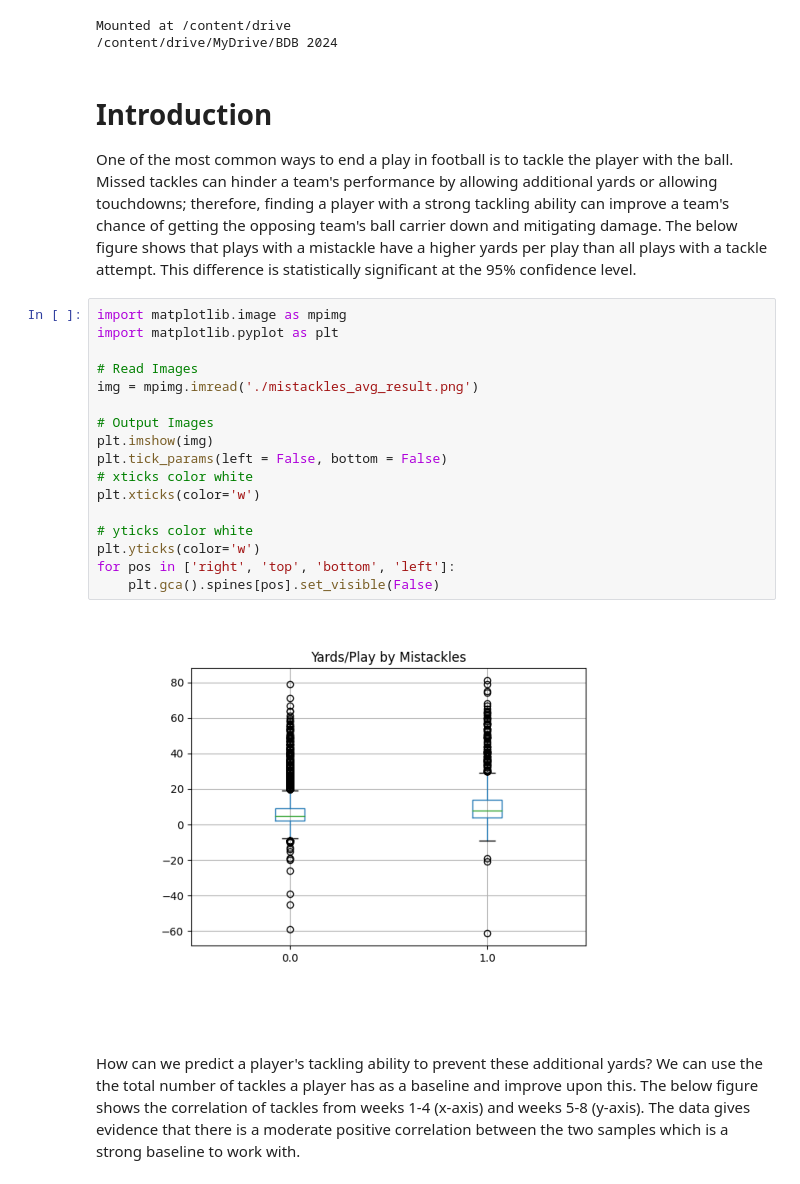
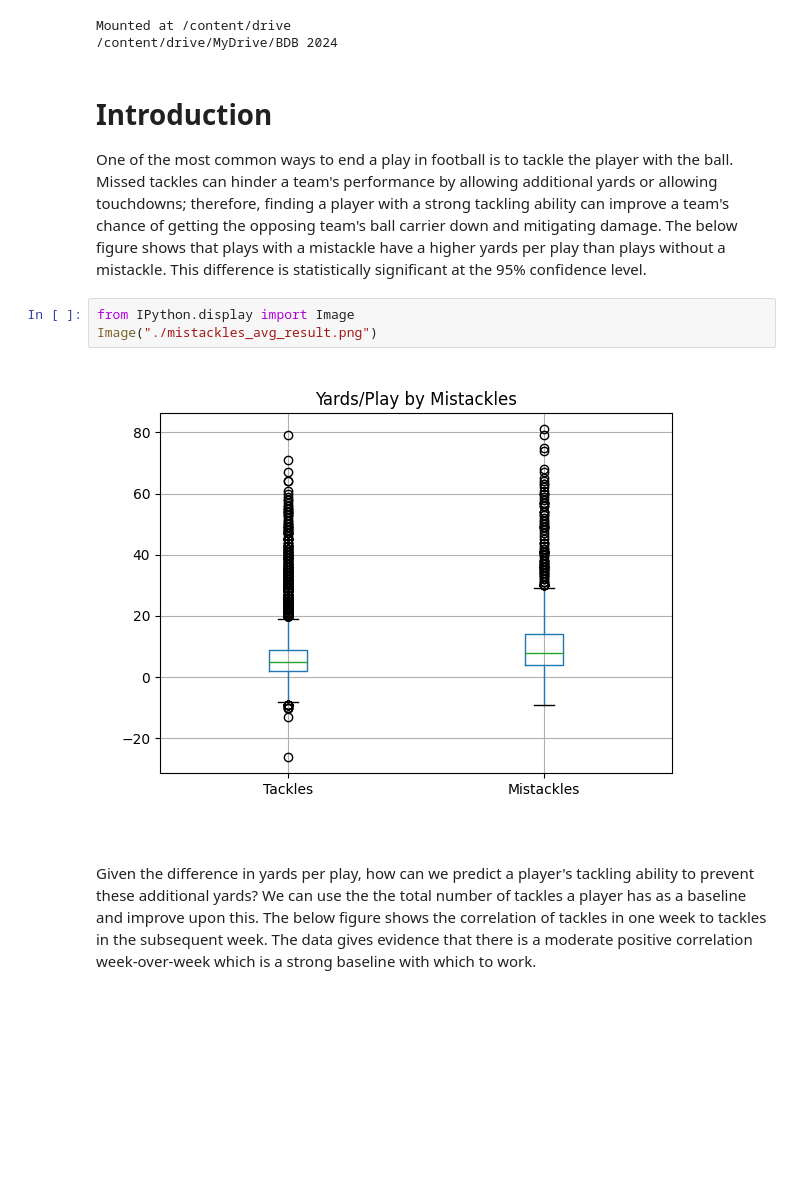
Before and after one commit to mattflaherty97/BDB2024, a Jupyter notebook: writeup.ipynb, the cells around one changed output. Saved outputs shown, nothing was run; the diff lists cells and outputs as text; blank space fills up the shorter version.

```diff
--- a/writeup.ipynb
+++ b/writeup.ipynb
@@ -12,25 +12,11 @@ Mounted at /content/drive
 # %% [markdown]
 # Introduction
 
-One of the most common ways to end a play in football is to tackle the player with the ball. Missed tackles can hinder a team's performance by allowing additional yards or allowing touchdowns; therefore, finding a player with a strong tackling ability can improve a team's chance of getting the opposing team's ball carrier down and mitigating damage. The below figure shows that plays with a mistackle have a higher yards per play than all plays with a tackle attempt. This difference is statistically significant at the 95% confidence level.
+One of the most common ways to end a play in football is to tackle the player with the ball. Missed tackles can hinder a team's performance by allowing additional yards or allowing touchdowns; therefore, finding a player with a strong tackling ability can improve a team's chance of getting the opposing team's ball carrier down and mitigating damage. The below figure shows that plays with a mistackle have a higher yards per play than plays without a mistackle. This difference is statistically significant at the 95% confidence level.
-# %%
-import matplotlib.image as mpimg
-import matplotlib.pyplot as plt
-
-# Read Images
-img = mpimg.imread('./mistackles_avg_result.png')
-
-# Output Images
-plt.imshow(img)
-plt.tick_params(left = False, bottom = False)
-# xticks color white
-plt.xticks(color='w')
-
-# yticks color white
-plt.yticks(color='w')
-for pos in ['right', 'top', 'bottom', 'left']:
-    plt.gca().spines[pos].set_visible(False)
-# %% [output]
-[figure, removed]
+# %%
+from IPython.display import Image
+Image("./mistackles_avg_result.png")
+# %% [output]
+[figure, added]
 # %% [markdown]
-How can we predict a player's tackling ability to prevent these additional yards? We can use the the total number of tackles a player has as a baseline and improve upon this. The below figure shows the correlation of tackles from weeks 1-4 (x-axis) and weeks 5-8 (y-axis). The data gives evidence that there is a moderate positive correlation between the two samples which is a strong baseline to work with.
+Given the difference in yards per play, how can we predict a player's tackling ability to prevent these additional yards? We can use the the total number of tackles a player has as a baseline and improve upon this. The below figure shows the correlation of tackles in one week to tackles in the subsequent week. The data gives evidence that there is a moderate positive correlation week-over-week which is a strong baseline with which to work.
```
Also changed, not shown: parts of 19 cells of this notebook, 6 other files.
